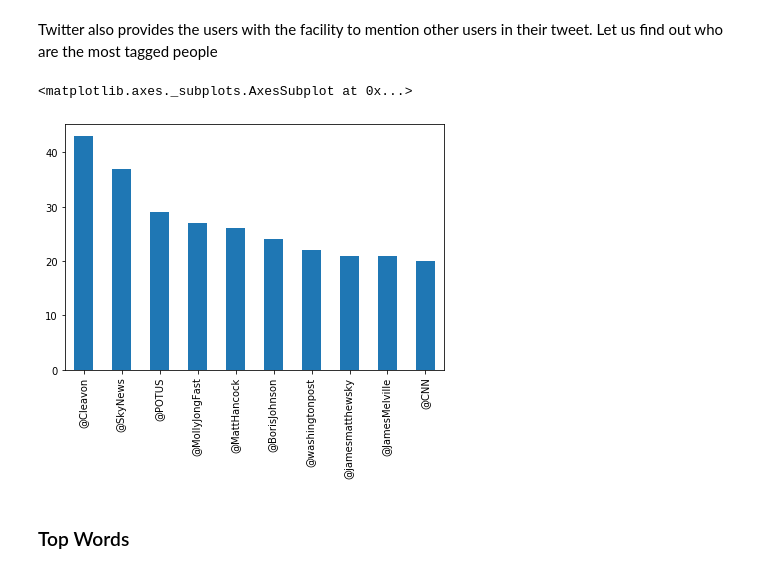
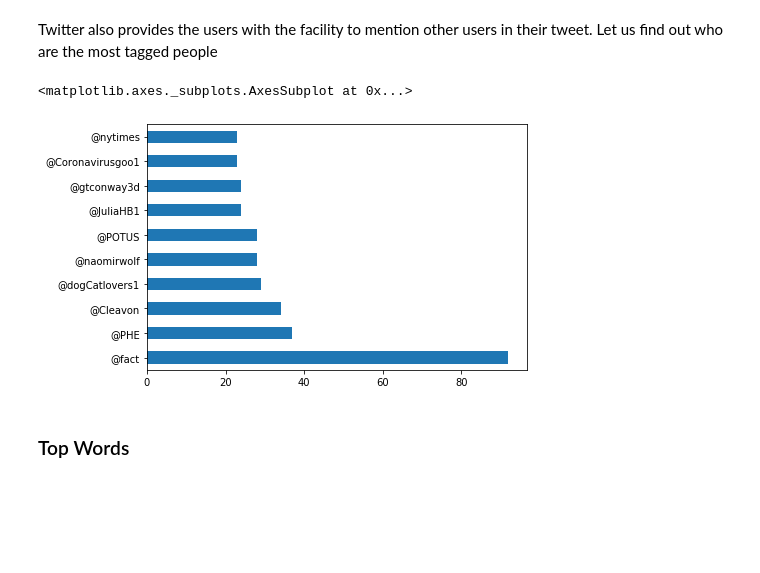
Before and after one commit to sahanaraguram2000/twitter_analysis, a Jupyter notebook: twitter_data_covid.ipynb, the cells around one changed output. Drawn from its saved outputs; the diff is of its cells as text; code cells hidden in the pictures; blank space fills up the shorter version.

```diff
--- a/twitter_data_covid.ipynb
+++ b/twitter_data_covid.ipynb
@@ -17,7 +17,7 @@ keywords, language = ['covid'], 'en'
 results = []
 # %%
 tso.remove_all_filters()#remove all previously set filters
-tso.set_result_type('recent') #you can choose between popular, recent or mixed tweets
+tso.set_result_type('mixed') #you can choose between popular, recent or mixed tweets
 tso.set_keywords(keywords) # previously defined keywords
 tso.set_language(language) # en = english, de = german, ru=russian and so on
 tso.set_include_entities(False) #entities provide additional metadata
@@ -401,15 +398,15 @@ Twitter also provides the users with the facility to mention other users in thei
 # %%
 plt.grid(False)
 plt.tight_layout()
 df['text'].str\
           .findall('(@[A-Za-z0-9]+)')\
           .apply(lambda x: pd.value_counts(x))\
           .sum(axis=0)\
           .sort_values(ascending=False)[:10]\
-          .plot(kind='bar')
+          .plot(kind='barh')
 # %% [output]
 <matplotlib.axes._subplots.AxesSubplot at 0x...>
-[figure, old version]
+[figure, new version]
 # %% [markdown]
 ### Top Words
 # %% [markdown]
```
Also changed, not shown: parts of 30 cells of this notebook.
